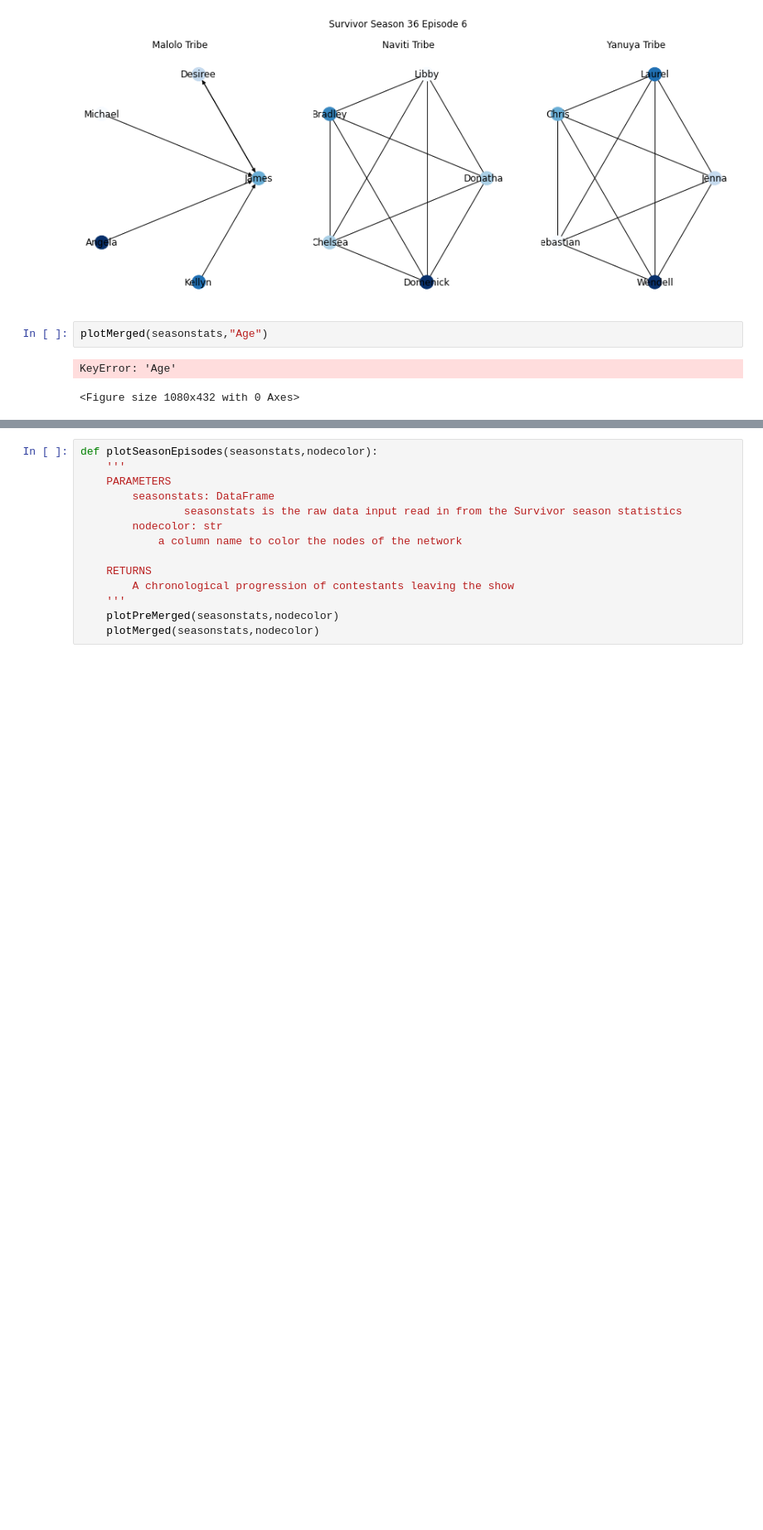
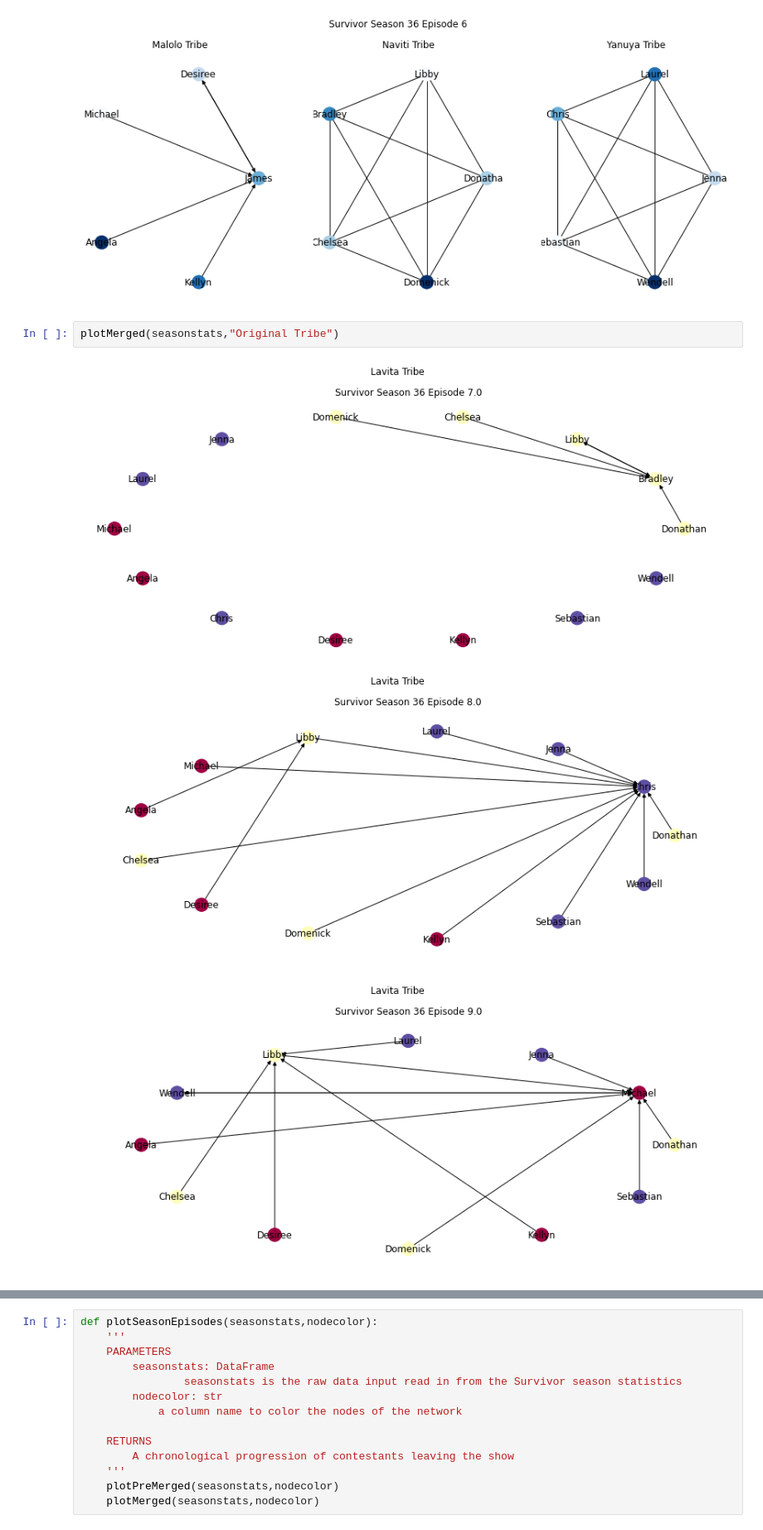
Before and after one commit to monroefarris/ANLY_645_Project, a Jupyter notebook: code/s36network.ipynb, the cells around one changed output, grey strips where cells are left out. Shown at 83% size. Cells and saved outputs as stored; diff of their text form; blank space fills up the shorter version.

```diff
--- a/code/s36network.ipynb
+++ b/code/s36network.ipynb
@@ -333,7 +333,8 @@ plotThreeTribes(seasonstats, 6, "Age")
 # %% [output]
 [figure]
 # %%
-plotMerged(seasonstats,"Age")
+plotMerged(seasonstats,"Original Tribe")
 # %% [output]
-KeyError: 'Age'
-<Figure size 1080x432 with 0 Axes>
+[figure, added]
+[figure, added]
+[figure, added]
```
Also changed, not shown: parts of 7 cells of this notebook, 19 other files.
